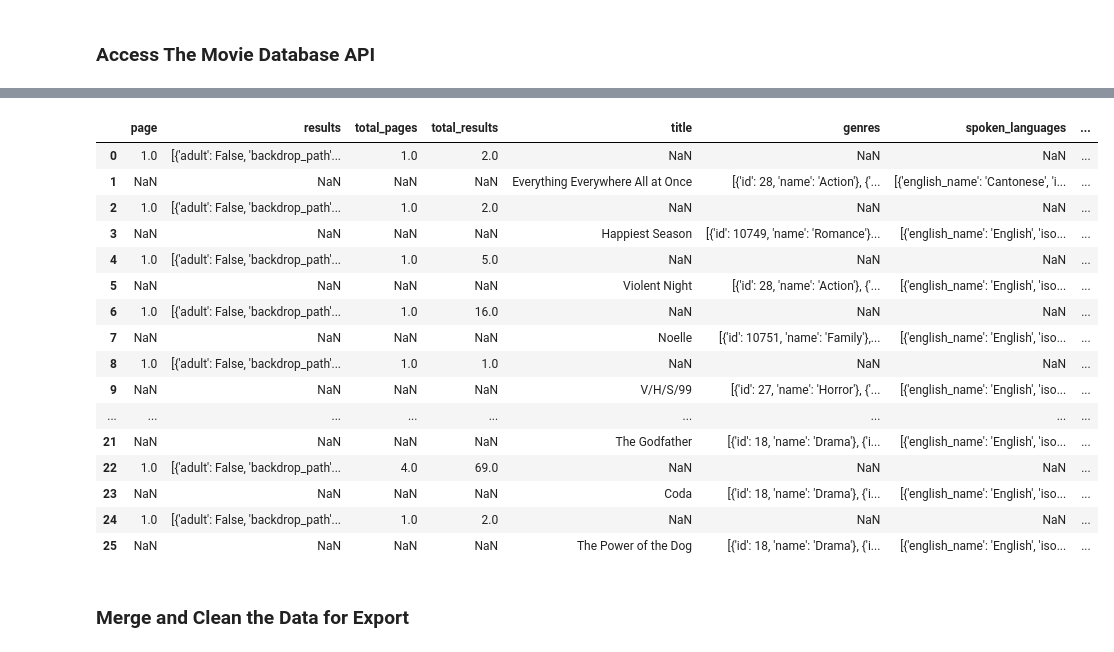
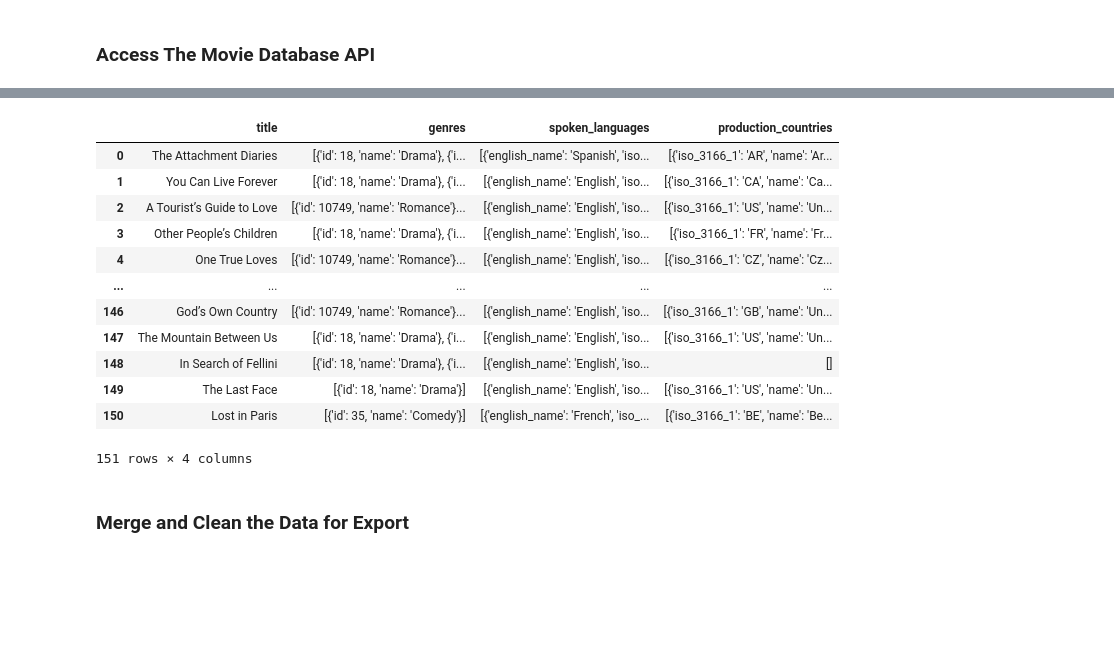
Before and after one commit to RobP910/data-sourcing-challenge, a Jupyter notebook: retrieve_movie_data.ipynb, the cells around one changed output, grey strips where cells are left out. Cells and saved outputs as stored; diff of their text form; code cells hidden in the pictures; blank space fills up the shorter version.

```diff
--- a/retrieve_movie_data.ipynb
+++ b/retrieve_movie_data.ipynb
@@ -10,9 +10,6 @@ import pandas as pd
 import json
 from pandas import json_normalize
 from IPython.display import display
-pd.set_option('display.max_columns', None)
-pd.set_option('display.max_rows', None)
-pd.set_option('display.width', None)
 # %%
 # Set environment variables from the .env in the local environment
 load_dotenv()
@@ -118,13 +130,8 @@ display(reviews_list_normalized)
 # %%
 # Extract the title from the "headline.main" column and
 # save it to a new column "title"
-titles = [article["headline"]["main"] for article in reviews_list[0]["response"]["docs"]]
-titles_df = pd.DataFrame(titles)
-
+reviews_list_normalized["title"] = reviews_list_normalized["headline.main"].apply(
+                        lambda st: st[st.find("\u2018")+1:st.find("\u2019 Review")])
 # Display the DataFrame
-display(titles_df.head())
-# print(titles_df.head())
-# Title is between unicode characters \u2018 and \u2019.
-# End string should include " Review" to avoid cutting title early
-# titles_df.to_csv("titles.csv", index=False)
+display(reviews_list_normalized.head())
 # %% [output]
@@ -137,5 +144,5 @@ display(titles_df.head())
 # %%
-reviews_list_df = pd.DataFrame(reviews_list[0]["response"]["docs"])
+#reviews_list_df = pd.DataFrame(reviews_list[0]["response"]["docs"])
 
 # Extract 'name' and 'value' from items in "keywords" column
 def extract_keywords(keyword_list):
@@ -149,15 +156,7 @@ def extract_keywords(keyword_list):
 
 # Fix the "keywords" column by converting cells from a list to a string
 # Apply the function to each row of the DataFrame
-reviews_list_df["keywords_extracted"] = reviews_list_df["keywords"].apply(extract_keywords)
+reviews_list_normalized["keywords_extracted"] = reviews_list_normalized["keywords"].apply(extract_keywords)
 
-# Extract the "value" where "name" is "creative_works" and remove " (Movie)" if present
-keyword_movie_values = [kw["value"][:-8] if kw.get("value")[-8:] == " (Movie)"
-                                         else kw["value"]
-                            for x in reviews_list_df["keywords"]
-                                for kw in x if kw.get("name") == "creative_works"]
-
-display(keyword_movie_values)
-# display(reviews_list_df["keywords_extracted"])
-# keyword_extract = reviews_list_df["keywords_extracted"]
+reviews_list_normalized.head()
 # %% [output]
@@ -179,8 +171,7 @@ display(keyword_movie_values)
 
 # Create a list from the "title" column using to_list()
 # These titles will be used in the query for The Movie Database
-# titles_list = titles_df["subject"].tolist()
-# titles_list = reviews_list_df["keywords_extracted"]
+titles_list = reviews_list_normalized["title"].tolist()
+
 # Display the list
-# display(titles_list)
-# titles_list.to_csv('titles_list.csv', index=False)
+display(titles_list)
@@ -299,25 +305,21 @@ movie_list_norm = json_normalize(movie_list)
 # %%
 # Convert the results to a DataFrame
-movie_df = pd.DataFrame(movie_list_norm)
+movie_df = pd.DataFrame(movie_list)
 display(movie_df)
 # %% [output]
-|  | page | results | total_pages | total_results | title | genres | spoken_languages | ... |
-| 0 | 1.0 | [{'adult': False, 'backdrop_path'... | 1.0 | 2.0 | NaN | NaN | NaN | ... |
-| 1 | NaN | NaN | NaN | NaN | Everything Everywhere All at Once | [{'id': 28, 'name': 'Action'}, {'... | [{'english_name': 'Cantonese', 'i... | ... |
-| 2 | 1.0 | [{'adult': False, 'backdrop_path'... | 1.0 | 2.0 | NaN | NaN | NaN | ... |
-| 3 | NaN | NaN | NaN | NaN | Happiest Season | [{'id': 10749, 'name': 'Romance'}... | [{'english_name': 'English', 'iso... | ... |
-| 4 | 1.0 | [{'adult': False, 'backdrop_path'... | 1.0 | 5.0 | NaN | NaN | NaN | ... |
-| 5 | NaN | NaN | NaN | NaN | Violent Night | [{'id': 28, 'name': 'Action'}, {'... | [{'english_name': 'English', 'iso... | ... |
-| 6 | 1.0 | [{'adult': False, 'backdrop_path'... | 1.0 | 16.0 | NaN | NaN | NaN | ... |
-| 7 | NaN | NaN | NaN | NaN | Noelle | [{'id': 10751, 'name': 'Family'},... | [{'english_name': 'English', 'iso... | ... |
-| 8 | 1.0 | [{'adult': False, 'backdrop_path'... | 1.0 | 1.0 | NaN | NaN | NaN | ... |
-| 9 | NaN | NaN | NaN | NaN | V/H/S/99 | [{'id': 27, 'name': 'Horror'}, {'... | [{'english_name': 'English', 'iso... | ... |
-| ... | ... | ... | ... | ... | ... | ... | ... | ... |
-| 21 | NaN | NaN | NaN | NaN | The Godfather | [{'id': 18, 'name': 'Drama'}, {'i... | [{'english_name': 'English', 'iso... | ... |
-| 22 | 1.0 | [{'adult': False, 'backdrop_path'... | 4.0 | 69.0 | NaN | NaN | NaN | ... |
-| 23 | NaN | NaN | NaN | NaN | Coda | [{'id': 18, 'name': 'Drama'}, {'i... | [{'english_name': 'English', 'iso... | ... |
-| 24 | 1.0 | [{'adult': False, 'backdrop_path'... | 1.0 | 2.0 | NaN | NaN | NaN | ... |
-| 25 | NaN | NaN | NaN | NaN | The Power of the Dog | [{'id': 18, 'name': 'Drama'}, {'i... | [{'english_name': 'English', 'iso... | ... |
+|  | title | genres | spoken_languages | production_countries |
+| 0 | The Attachment Diaries | [{'id': 18, 'name': 'Drama'}, {'i... | [{'english_name': 'Spanish', 'iso... | [{'iso_3166_1': 'AR', 'name': 'Ar... |
+| 1 | You Can Live Forever | [{'id': 18, 'name': 'Drama'}, {'i... | [{'english_name': 'English', 'iso... | [{'iso_3166_1': 'CA', 'name': 'Ca... |
+| 2 | A Tourist’s Guide to Love | [{'id': 10749, 'name': 'Romance'}... | [{'english_name': 'English', 'iso... | [{'iso_3166_1': 'US', 'name': 'Un... |
+| 3 | Other People’s Children | [{'id': 18, 'name': 'Drama'}, {'i... | [{'english_name': 'English', 'iso... | [{'iso_3166_1': 'FR', 'name': 'Fr... |
+| 4 | One True Loves | [{'id': 10749, 'name': 'Romance'}... | [{'english_name': 'English', 'iso... | [{'iso_3166_1': 'CZ', 'name': 'Cz... |
+| ... | ... | ... | ... | ... |
+| 146 | God’s Own Country | [{'id': 10749, 'name': 'Romance'}... | [{'english_name': 'English', 'iso... | [{'iso_3166_1': 'GB', 'name': 'Un... |
+| 147 | The Mountain Between Us | [{'id': 18, 'name': 'Drama'}, {'i... | [{'english_name': 'English', 'iso... | [{'iso_3166_1': 'US', 'name': 'Un... |
+| 148 | In Search of Fellini | [{'id': 18, 'name': 'Drama'}, {'i... | [{'english_name': 'English', 'iso... | [] |
+| 149 | The Last Face | [{'id': 18, 'name': 'Drama'}] | [{'english_name': 'English', 'iso... | [{'iso_3166_1': 'US', 'name': 'Un... |
+| 150 | Lost in Paris | [{'id': 35, 'name': 'Comedy'}] | [{'english_name': 'French', 'iso_... | [{'iso_3166_1': 'BE', 'name': 'Be... |
+151 rows × 4 columns
 # %% [markdown]
 ### Merge and Clean the Data for Export
 # %%
```
Also changed, not shown: parts of 15 cells of this notebook, 2 other files.
